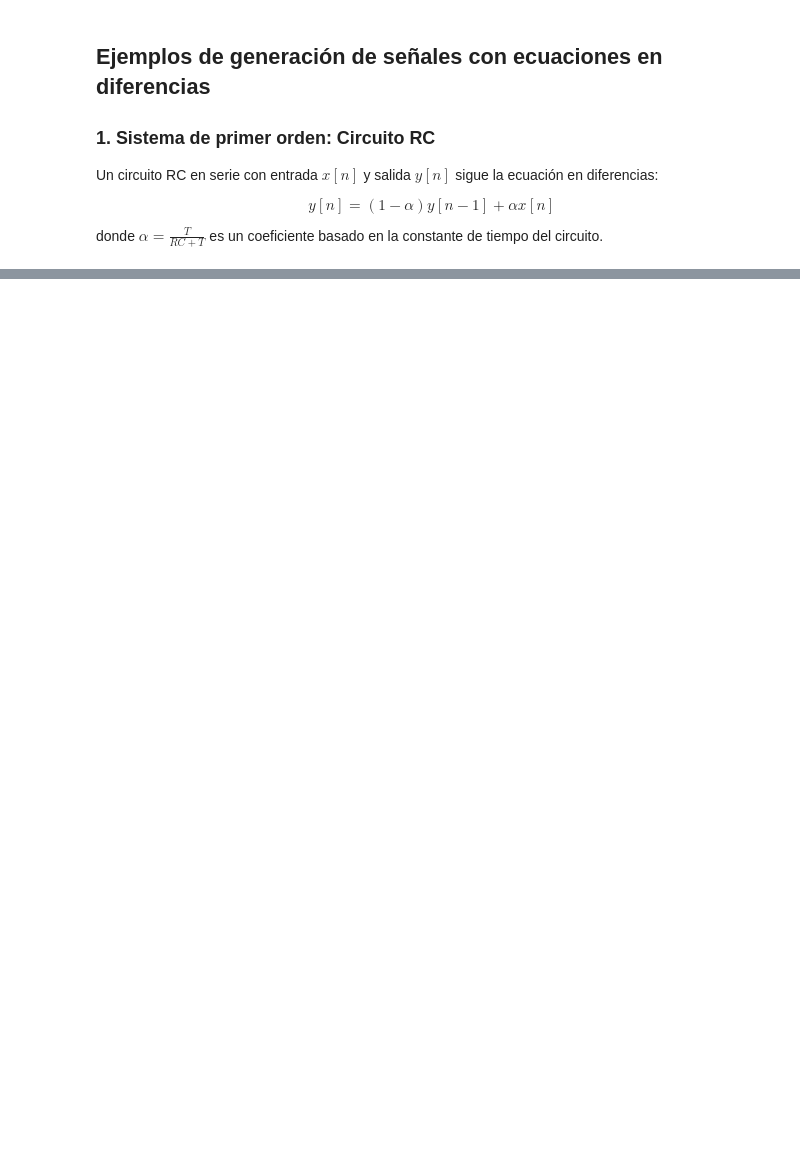
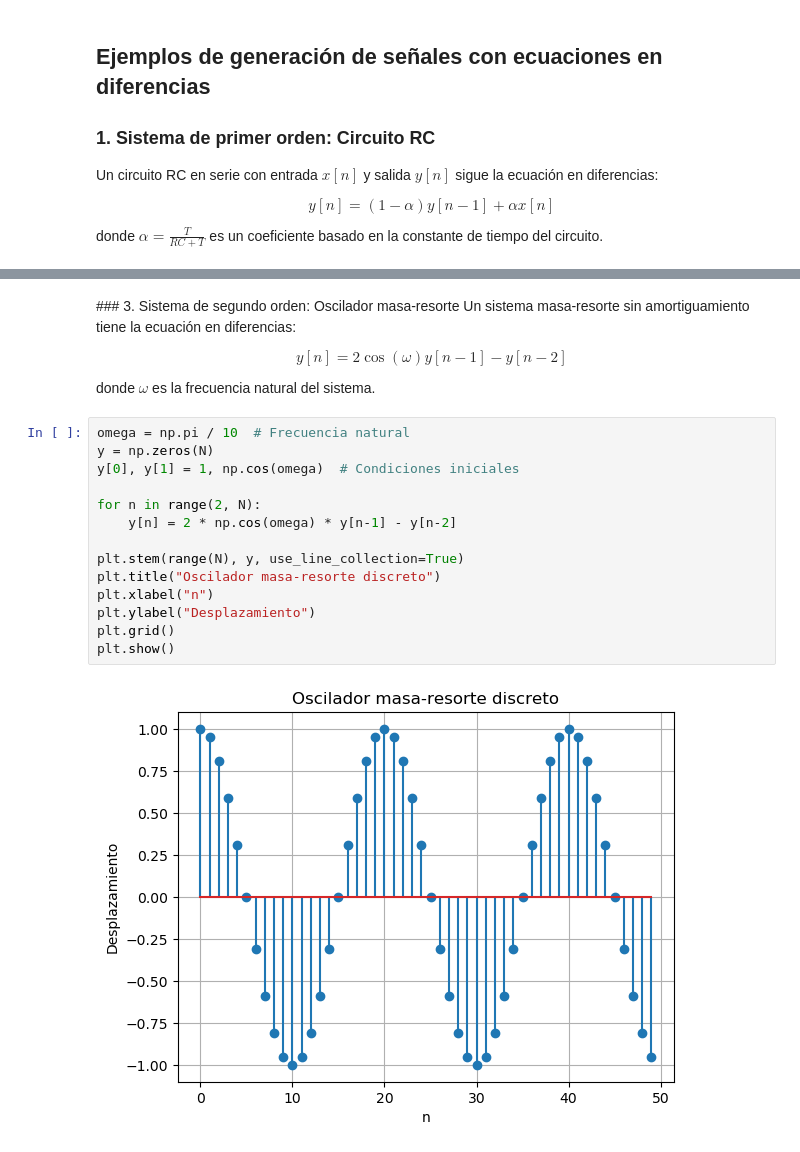
Before and after one commit to pablocarb/ari-notebooks, a Jupyter notebook: T2_au.ipynb, the cells around one changed output, grey strips where cells are left out. Cells and saved outputs as stored; diff of their text form; blank space fills up the shorter version.

```diff
--- a/T2_au.ipynb
+++ b/T2_au.ipynb
@@ -94,0 +145,23 @@ donde $ \alpha = \frac{T}{RC + T} $ es un coeficiente basado en la constante de
+# %% [markdown]
+### 3. Sistema de segundo orden: Oscilador masa-resorte
+Un sistema masa-resorte sin amortiguamiento tiene la ecuación en diferencias:
+
+$$ y[n] = 2 \cos (\omega) y[n-1] - y[n-2] $$
+
+donde  $\omega$ es la frecuencia natural del sistema.
+# %%
+omega = np.pi / 10  # Frecuencia natural
+y = np.zeros(N)
+y[0], y[1] = 1, np.cos(omega)  # Condiciones iniciales
+
+for n in range(2, N):
+    y[n] = 2 * np.cos(omega) * y[n-1] - y[n-2]
+
+plt.stem(range(N), y, use_line_collection=True)
+plt.title("Oscilador masa-resorte discreto")
+plt.xlabel("n")
+plt.ylabel("Desplazamiento")
+plt.grid()
+plt.show()
+# %% [output]
+[figure, added]
```
Also changed, not shown: parts of 8 cells of this notebook.
